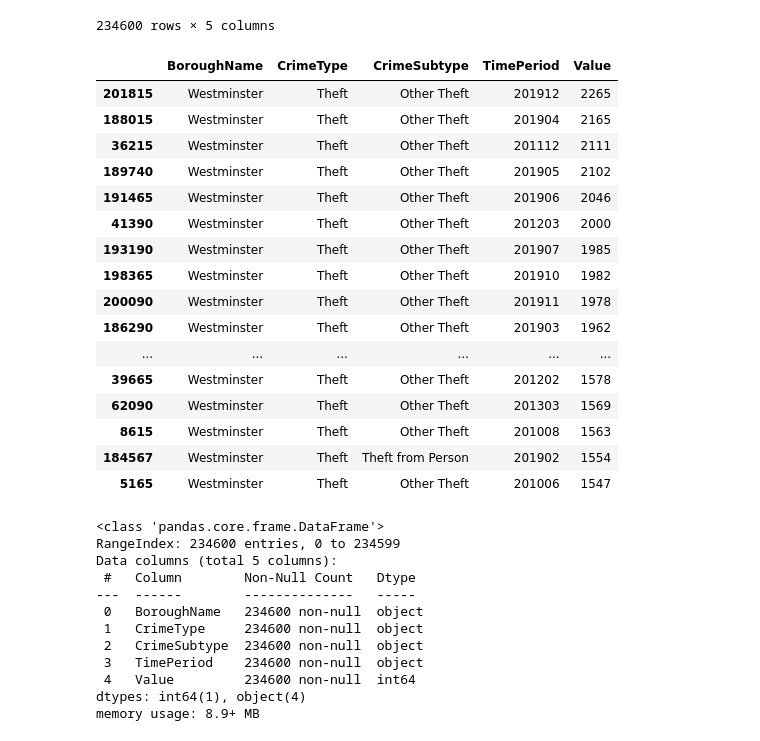
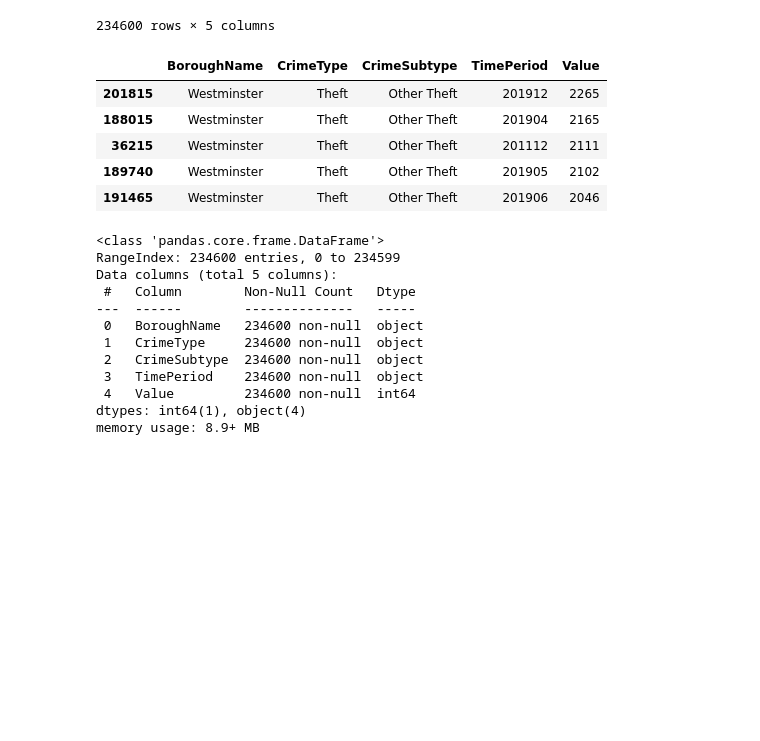
Before and after one commit to mlsystemdesignproject/neighbourhood-safety-prediction, a Jupyter notebook: notebooks/Data_exploration_borough.ipynb, the cells around one changed output. Saved outputs shown, nothing was run; the diff lists cells and outputs as text; code cells hidden in the pictures; blank space fills up the shorter version.

```diff
--- a/notebooks/Data_exploration_borough.ipynb
+++ b/notebooks/Data_exploration_borough.ipynb
@@ -185,25 +192,14 @@ long_df_all
 | 234599 | Westminster | Violence Against the Person | Violence without Injury | 202107 | 690 |
 234600 rows × 5 columns
 # %%
-long_df_all.sort_values(by='Value', ascending=False).head(50)
+long_df_all.sort_values(by='Value', ascending=False).head()
 # %% [output]
 |  | BoroughName | CrimeType | CrimeSubtype | TimePeriod | Value |
 | 201815 | Westminster | Theft | Other Theft | 201912 | 2265 |
 | 188015 | Westminster | Theft | Other Theft | 201904 | 2165 |
 | 36215 | Westminster | Theft | Other Theft | 201112 | 2111 |
 | 189740 | Westminster | Theft | Other Theft | 201905 | 2102 |
 | 191465 | Westminster | Theft | Other Theft | 201906 | 2046 |
-| 41390 | Westminster | Theft | Other Theft | 201203 | 2000 |
-| 193190 | Westminster | Theft | Other Theft | 201907 | 1985 |
-| 198365 | Westminster | Theft | Other Theft | 201910 | 1982 |
-| 200090 | Westminster | Theft | Other Theft | 201911 | 1978 |
-| 186290 | Westminster | Theft | Other Theft | 201903 | 1962 |
-| ... | ... | ... | ... | ... | ... |
-| 39665 | Westminster | Theft | Other Theft | 201202 | 1578 |
-| 62090 | Westminster | Theft | Other Theft | 201303 | 1569 |
-| 8615 | Westminster | Theft | Other Theft | 201008 | 1563 |
-| 184567 | Westminster | Theft | Theft from Person | 201902 | 1554 |
-| 5165 | Westminster | Theft | Other Theft | 201006 | 1547 |
 # %%
 long_df_all.info()
 # %% [output]
```
Also changed, not shown: parts of 30 cells of this notebook.
